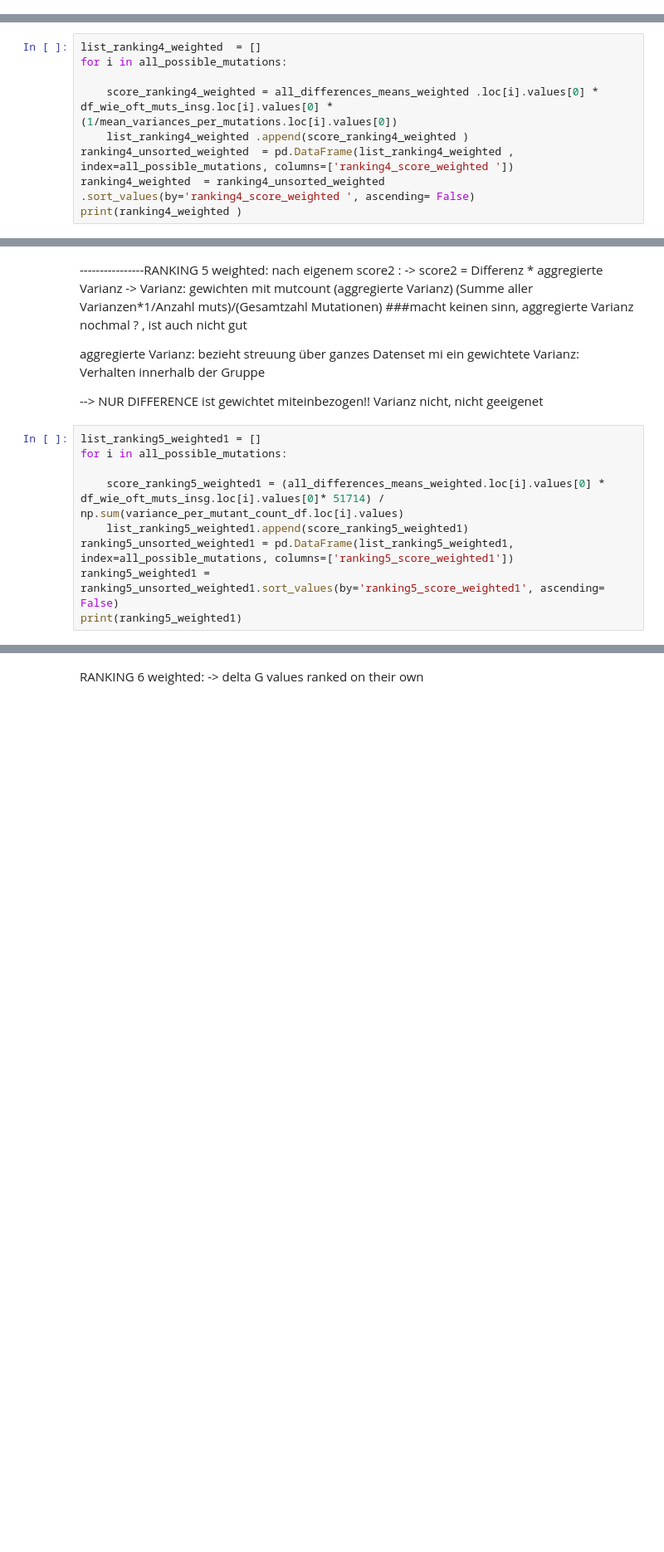
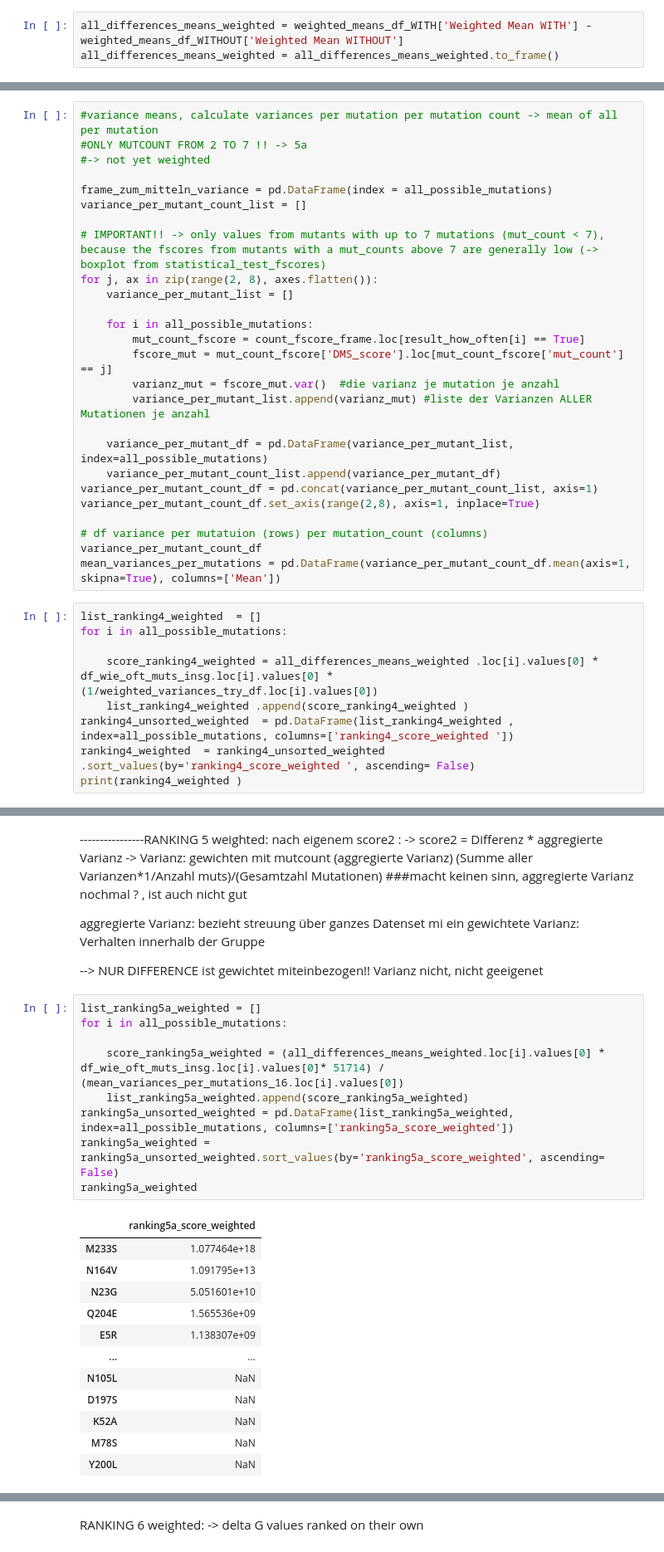
Before and after one commit to datascience-mobi-2023/topic02_team03, a Jupyter notebook: Epistasis Analysis/Rankings/jupyter notebooks/weighted rankings.ipynb, the cells around one changed output, grey strips where cells are left out. Shown at 83% size. Saved outputs shown, nothing was run; the diff lists cells and outputs as text; blank space fills up the shorter version.

Commit message:
Update weighted rankings.ipynb
final weighted, also runs complete (but takes for ages)

```diff
--- a/Epistasis Analysis/Rankings/jupyter notebooks/weighted rankings.ipynb
+++ b/Epistasis Analysis/Rankings/jupyter notebooks/weighted rankings.ipynb
@@ -272,0 +286,3 @@ all_differences_means_weighted = weighted_means_df_WITH - weighted_means_df_WITH
+# %%
+all_differences_means_weighted = weighted_means_df_WITH['Weighted Mean WITH'] - weighted_means_df_WITHOUT['Weighted Mean WITHOUT']
+all_differences_means_weighted = all_differences_means_weighted.to_frame()
@@ -366,8 +463,34 @@ print(weighted_variance_mean_per_mutant_df)
+# %%
+#variance means, calculate variances per mutation per mutation count -> mean of all per mutation
+#ONLY MUTCOUNT FROM 2 TO 7 !! -> 5a
+#-> not yet weighted
+
+frame_zum_mitteln_variance = pd.DataFrame(index = all_possible_mutations)
+variance_per_mutant_count_list = []
+
+# IMPORTANT!! -> only values from mutants with up to 7 mutations (mut_count < 7), because the fscores from mutants with a mut_counts above 7 are generally low (-> boxplot from statistical_test_fscores)
+for j, ax in zip(range(2, 8), axes.flatten()):
+    variance_per_mutant_list = []
+
+    for i in all_possible_mutations:
+        mut_count_fscore = count_fscore_frame.loc[result_how_often[i] == True]
+        fscore_mut = mut_count_fscore['DMS_score'].loc[mut_count_fscore['mut_count'] == j]
+        varianz_mut = fscore_mut.var()  #die varianz je mutation je anzahl
+        variance_per_mutant_list.append(varianz_mut) #liste der Varianzen ALLER Mutationen je anzahl
+
+    variance_per_mutant_df = pd.DataFrame(variance_per_mutant_list, index=all_possible_mutations)
+    variance_per_mutant_count_list.append(variance_per_mutant_df)
+variance_per_mutant_count_df = pd.concat(variance_per_mutant_count_list, axis=1)
+variance_per_mutant_count_df.set_axis(range(2,8), axis=1, inplace=True)
+
+# df variance per mutatuion (rows) per mutation_count (columns)
+variance_per_mutant_count_df
+mean_variances_per_mutations = pd.DataFrame(variance_per_mutant_count_df.mean(axis=1, skipna=True), columns=['Mean'])
 # %%
 list_ranking4_weighted  = []
 for i in all_possible_mutations:
 
-    score_ranking4_weighted = all_differences_means_weighted .loc[i].values[0] * df_wie_oft_muts_insg.loc[i].values[0] * (1/mean_variances_per_mutations.loc[i].values[0])
+    score_ranking4_weighted = all_differences_means_weighted .loc[i].values[0] * df_wie_oft_muts_insg.loc[i].values[0] * (1/weighted_variances_try_df.loc[i].values[0])
     list_ranking4_weighted .append(score_ranking4_weighted )
 ranking4_unsorted_weighted  = pd.DataFrame(list_ranking4_weighted , index=all_possible_mutations, columns=['ranking4_score_weighted '])
 ranking4_weighted  = ranking4_unsorted_weighted .sort_values(by='ranking4_score_weighted ', ascending= False)
@@ -402,11 +540,24 @@ gewichtete Varianz: Verhalten innerhalb der Gruppe
 
 --> NUR DIFFERENCE ist gewichtet miteinbezogen!! Varianz nicht, nicht geeigenet
 # %%
-list_ranking5_weighted1 = []
+list_ranking5a_weighted = []
 for i in all_possible_mutations:
 
-    score_ranking5_weighted1 = (all_differences_means_weighted.loc[i].values[0] * df_wie_oft_muts_insg.loc[i].values[0]* 51714) / np.sum(variance_per_mutant_count_df.loc[i].values)
-    list_ranking5_weighted1.append(score_ranking5_weighted1)
-ranking5_unsorted_weighted1 = pd.DataFrame(list_ranking5_weighted1, index=all_possible_mutations, columns=['ranking5_score_weighted1'])
-ranking5_weighted1 = ranking5_unsorted_weighted1.sort_values(by='ranking5_score_weighted1', ascending= False)
-print(ranking5_weighted1)
+    score_ranking5a_weighted = (all_differences_means_weighted.loc[i].values[0] * df_wie_oft_muts_insg.loc[i].values[0]* 51714) / (mean_variances_per_mutations_16.loc[i].values[0])
+    list_ranking5a_weighted.append(score_ranking5a_weighted)
+ranking5a_unsorted_weighted = pd.DataFrame(list_ranking5a_weighted, index=all_possible_mutations, columns=['ranking5a_score_weighted'])
+ranking5a_weighted = ranking5a_unsorted_weighted.sort_values(by='ranking5a_score_weighted', ascending= False)
+ranking5a_weighted
+# %% [output]
+|  | ranking5a_score_weighted |
+| M233S | 1.077464e+18 |
+| N164V | 1.091795e+13 |
+| N23G | 5.051601e+10 |
+| Q204E | 1.565536e+09 |
+| E5R | 1.138307e+09 |
+| ... | ... |
+| N105L | NaN |
+| D197S | NaN |
+| K52A | NaN |
+| M78S | NaN |
+| Y200L | NaN |
```
Also changed, not shown: parts of 17 cells of this notebook.
